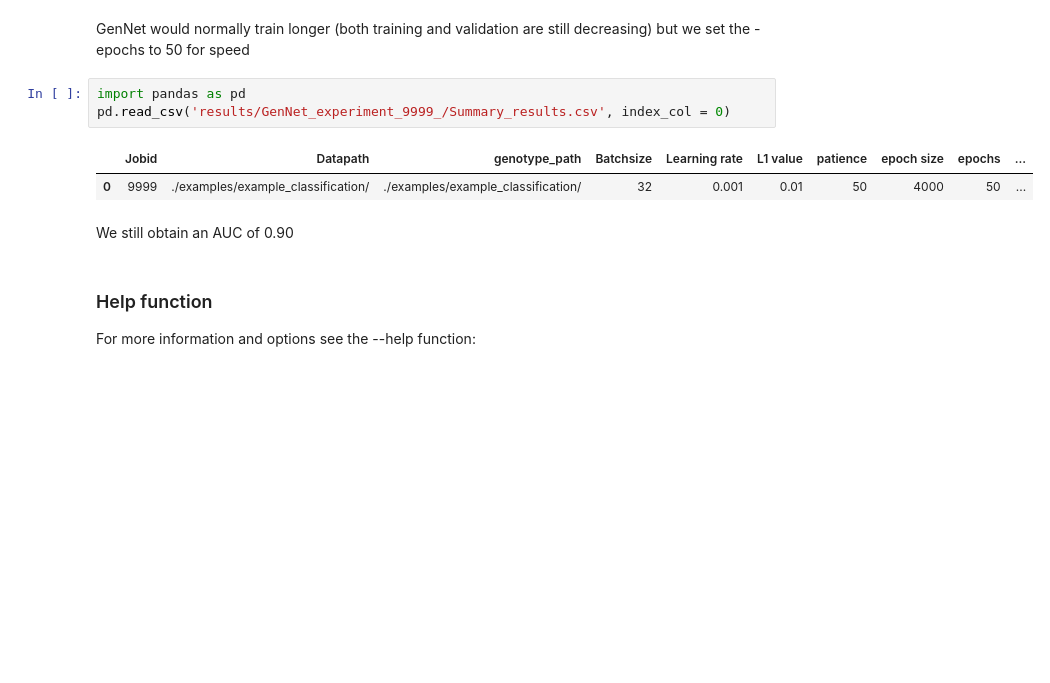
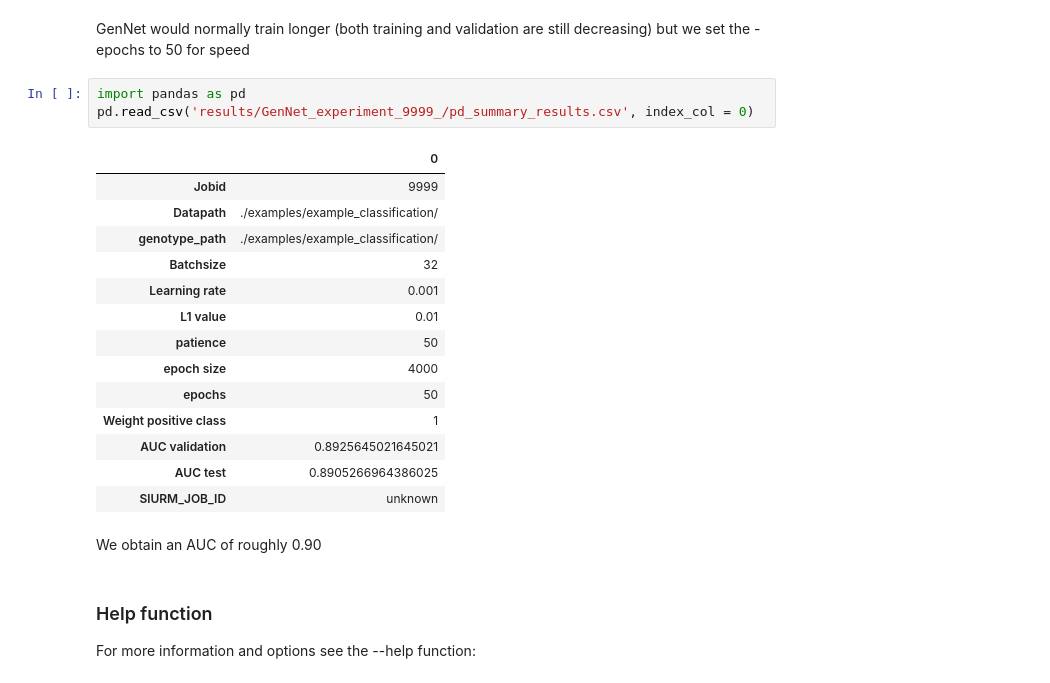
Before and after one commit to ArnovanHilten/GenNet, a Jupyter notebook: examples/A_to_Z/GenNet_A_to_Z.ipynb, the cells around one changed output. Saved outputs shown, nothing was run; the diff lists cells and outputs as text; blank space fills up the shorter version.

```diff
--- a/examples/A_to_Z/GenNet_A_to_Z.ipynb
+++ b/examples/A_to_Z/GenNet_A_to_Z.ipynb
@@ -163,12 +162,24 @@ Image('results/GenNet_experiment_9999_/train_val_loss.png')
 GenNet would normally train longer (both training and validation are still decreasing) but we set the -epochs to 50 for speed
 # %%
 import pandas as pd
-pd.read_csv('results/GenNet_experiment_9999_/Summary_results.csv', index_col = 0)
+pd.read_csv('results/GenNet_experiment_9999_/pd_summary_results.csv', index_col = 0)
 # %% [output]
-|  | Jobid | Datapath | genotype_path | Batchsize | Learning rate | L1 value | patience | epoch size | epochs | ... |
-| 0 | 9999 | ./examples/example_classification/ | ./examples/example_classification/ | 32 | 0.001 | 0.01 | 50 | 4000 | 50 | ... |
+|  | 0 |
+| Jobid | 9999 |
+| Datapath | ./examples/example_classification/ |
+| genotype_path | ./examples/example_classification/ |
+| Batchsize | 32 |
+| Learning rate | 0.001 |
+| L1 value | 0.01 |
+| patience | 50 |
+| epoch size | 4000 |
+| epochs | 50 |
+| Weight positive class | 1 |
+| AUC validation | 0.8925645021645021 |
+| AUC test | 0.8905266964386025 |
+| SlURM_JOB_ID | unknown |
 # %% [markdown]
-We still obtain an AUC of 0.90
+We obtain an AUC of roughly 0.90
 # %% [markdown]
 ### Help function
 
```
Also changed, not shown: parts of 16 cells of this notebook.
